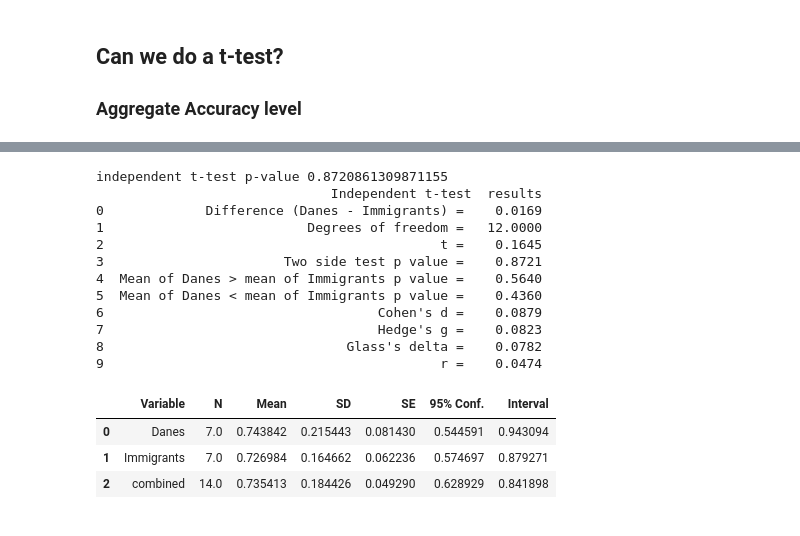
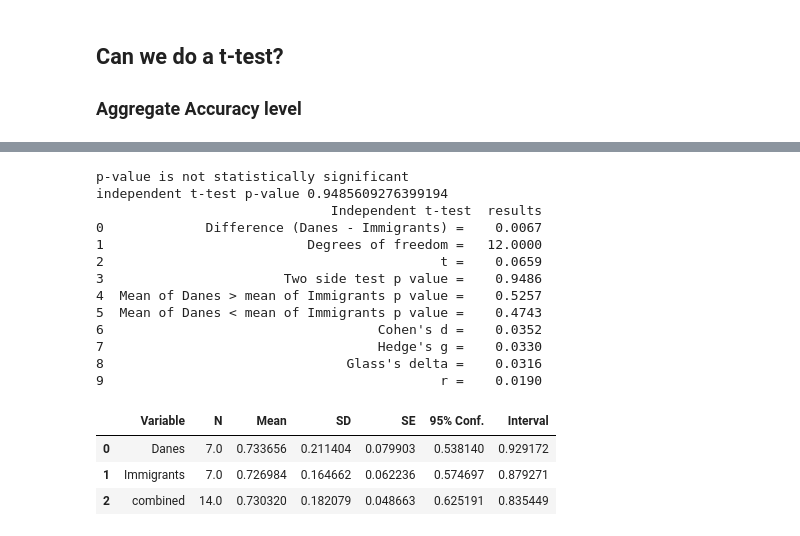
Before and after one commit to sallyi/cog-sci-2-exam, a Jupyter notebook: analyze_survey_results.ipynb, the cells around one changed output, grey strips where cells are left out. Cells and saved outputs as stored; diff of their text form; code cells hidden in the pictures.

```diff
--- a/analyze_survey_results.ipynb
+++ b/analyze_survey_results.ipynb
@@ -279,0 +315,11 @@ shapiro pvalue 0.8328438401222229 : test is not significant. the data is indicat
+# %%
+def ttest(col1, col2):
+    ttest_result= stats.ttest_ind(col1, col2)
+    if ttest_result.pvalue < 0.05:
+        print('p-value is less than 0.05: it is not by chance that the sample means are different')
+    else:
+        print('p-value is not statistically significant')
+    print('independent t-test p-value %s' %(ttest_result.pvalue))
+    descriptives, results = rp.ttest(col1, col2)
+    print(results)
+    return descriptives
@@ -309,7 +351,0 @@ stats.shapiro(diff)
-# %%
-def ttest(results_df, col1, col2):
-    ttest_result= stats.ttest_ind(results_df[col1], results_df[col2])
-    print('independent t-test p-value %s' %(ttest_result.pvalue))
-    descriptives, results = rp.ttest(results_df[col1], results_df[col2])
-    print(results)
-    return descriptives
@@ -344,5 +379,5 @@ Two side test p value = 0.845 > 0.05, there is *no* statistical difference betwe
 # %%
-results_df = pd.DataFrame(columns=['Question','Control Danes', 'Experimental Danes', 'Control L2', 'Experimental L2'])
+results_lang_df = pd.DataFrame(columns=['Question','Control Danes', 'Experimental Danes', 'Control L2', 'Experimental L2'])
 i = 0
 for q, a in q_a.items():
     print(q, a)
@@ -358,10 +393,10 @@ for q, a in q_a.items():
     #      %(control_correct, control_incorrect, (control_correct/len(df_control))))
     #print('Experimental group:\n # correct: %s # incorrect: %s  percent correct: %s'
     #      %(experiment_correct,experiment_incorrect, experiment_correct/len(df_experiment)))
-    results_df.loc[i] = [q, round((dk_control_correct/len(df_control_danes)),3),round((dk_experiment_correct/len(df_experiment_danes)),3),round((L2_control_correct/len(df_control_L2)),3),round((L2_experiment_correct/len(df_experiment_L2)),3)]
+    results_lang_df.loc[i] = [q, round((dk_control_correct/len(df_control_danes)),3),round((dk_experiment_correct/len(df_experiment_danes)),3),round((L2_control_correct/len(df_control_L2)),3),round((L2_experiment_correct/len(df_experiment_L2)),3)]
     i+=1
 
-results_df
+results_lang_df
 # %% [output]
 Da Michael var 38 år, begyndte han at løbe længere distancer. Hvorfor begyndte han netop på det tidspunkt? Han kunne nemmere holde op med at ryge, når han trænede.
 Hvad sætter Michael pris på ved træningen?  At den foregår sammen med hans venner.
@@ -381,5 +416,5 @@ Hvornår vil Michael stoppe med at løbe? Han vil aldrig stoppe.
 # %%
-results_df = pd.DataFrame(columns=['Question','Danes', 'Immigrants'])
+results_danes_immigrant_df = pd.DataFrame(columns=['Question','Danes', 'Immigrants'])
 i = 0
 for q, a in q_a.items():
     print(q, a)
@@ -390,13 +425,13 @@ for q, a in q_a.items():
     #print(control_correct, control_incorrect, (control_correct/len(df_control)))
     #print(experiment_correct,experiment_incorrect, experiment_correct/len(df_experiment))
     print('Control group:\n # correct: %s # incorrect: %s  percent correct: %s'
-          %(control_correct, control_incorrect, (control_correct/len(df_control))))
+          %(control_correct, control_incorrect, (control_correct/len(df_danes))))
     print('Experimental group:\n # correct: %s # incorrect: %s  percent correct: %s'
-          %(experiment_correct,experiment_incorrect, experiment_correct/len(df_experiment)))
-    results_df.loc[i] = [q, (control_correct/len(df_danes)),(experiment_correct/len(df_L2))]
+          %(experiment_correct,experiment_incorrect, experiment_correct/len(df_L2)))
+    results_danes_immigrant_df.loc[i] = [q, (control_correct/len(df_danes)),(experiment_correct/len(df_L2))]
     i+=1
 
-results_df
+results_danes_immigrant_df
 # %% [output]
 Da Michael var 38 år, begyndte han at løbe længere distancer. Hvorfor begyndte han netop på det tidspunkt? Han kunne nemmere holde op med at ryge, når han trænede.
 Control group:
@@ -433,22 +468,23 @@ shapiro pvalue 0.15472495555877686 : test is not significant. the data is indica
 # %%
-ttest(results_df, 'Danes', 'Immigrants')
+ttest(results_df['Danes'], results_df['Immigrants'])
 # %% [output]
-independent t-test p-value 0.8720861309871155
+p-value is not statistically significant
+independent t-test p-value 0.9485609276399194
                               Independent t-test  results
-0             Difference (Danes - Immigrants) =    0.0169
+0             Difference (Danes - Immigrants) =    0.0067
 1                          Degrees of freedom =   12.0000
-2                                           t =    0.1645
-3                       Two side test p value =    0.8721
-4  Mean of Danes > mean of Immigrants p value =    0.5640
-5  Mean of Danes < mean of Immigrants p value =    0.4360
-6                                   Cohen's d =    0.0879
-7                                   Hedge's g =    0.0823
-8                               Glass's delta =    0.0782
-9                                           r =    0.0474
+2                                           t =    0.0659
+3                       Two side test p value =    0.9486
+4  Mean of Danes > mean of Immigrants p value =    0.5257
+5  Mean of Danes < mean of Immigrants p value =    0.4743
+6                                   Cohen's d =    0.0352
+7                                   Hedge's g =    0.0330
+8                               Glass's delta =    0.0316
+9                                           r =    0.0190
 |  | Variable | N | Mean | SD | SE | 95% Conf. | Interval |
-| 0 | Danes | 7.0 | 0.743842 | 0.215443 | 0.081430 | 0.544591 | 0.943094 |
+| 0 | Danes | 7.0 | 0.733656 | 0.211404 | 0.079903 | 0.538140 | 0.929172 |
 | 1 | Immigrants | 7.0 | 0.726984 | 0.164662 | 0.062236 | 0.574697 | 0.879271 |
-| 2 | combined | 14.0 | 0.735413 | 0.184426 | 0.049290 | 0.628929 | 0.841898 |
+| 2 | combined | 14.0 | 0.730320 | 0.182079 | 0.048663 | 0.625191 | 0.835449 |
 # %%
 with open('results.tex','w') as rf:
     rf.write(results_df.to_latex(index=False))
```
Also changed, not shown: parts of 47 cells of this notebook, 1 other file.
